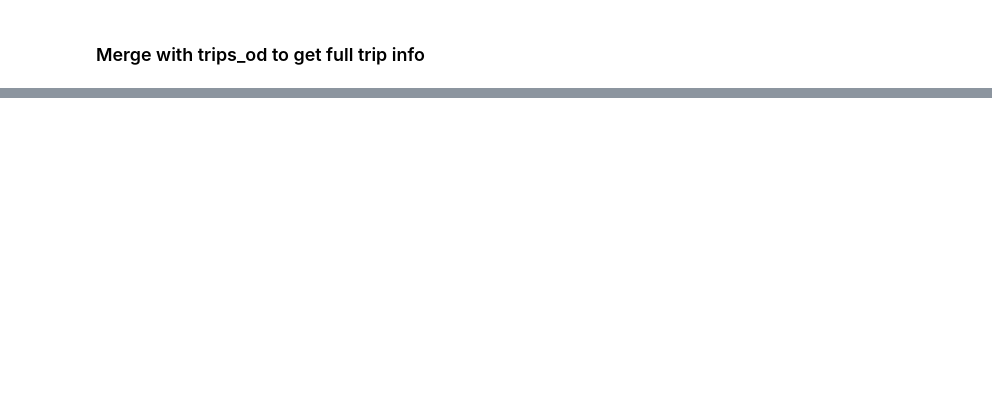
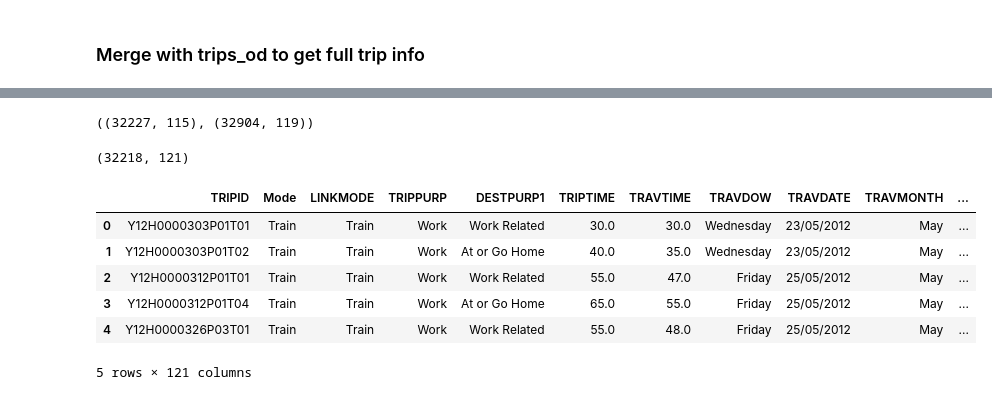
Before and after one commit to danhphan/melbourne-mode-choice, a Jupyter notebook: notebooks/07_gmap_los_collection.ipynb, the cells around one changed output, grey strips where cells are left out. Saved outputs shown, nothing was run; the diff lists cells and outputs as text; code cells hidden in the pictures; blank space fills up the shorter version.

```diff
--- a/notebooks/07_gmap_los_collection.ipynb
+++ b/notebooks/07_gmap_los_collection.ipynb
@@ -293,0 +346,38 @@ full_trips_los.to_csv("../data/processed/trip_gmap_los.csv", index=False)
+# %%
+trip_gmap_los = pd.read_csv("../data/processed/trip_gmap_los.csv", low_memory=False)
+trip_here_los = pd.read_csv("../data/processed/trip_here_los.csv", low_memory=False)
+trip_gmap_los.shape, trip_here_los.shape
+# %% [output]
+((32227, 115), (32904, 119))
+# %%
+trip_los_full = trip_here_los.merge(trip_gmap_los[['TRIPID', 'TRANSIT_TIME', 'TRANSIT_LEN']], how='outer', on='TRIPID')
+trip_los_full.dropna(inplace=True)
+trip_los_full.shape
+# %% [output]
+(32218, 121)
+# %%
+cols = ['TRIPID', 'Mode', 'LINKMODE', 'TRIPPURP', 'DESTPURP1', 'TRIPTIME', 'TRAVTIME', 'TRAVDOW', 'TRAVDATE', 'TRAVMONTH', 'TRAVYEAR',
+ 'STARTHOUR', 'STARTIME', 'HomeSA1', 'CUMDIST', 'ORIGSA1', 'DESTSA1', 'ORIG_X', 'ORIG_Y', 'DEST_X', 'DEST_Y', 'STARTMIN', 'START_DETAIL_TIME',
+ 'PERSID', 'TRIPNO', 'ARRHOUR', 'ARRTIME', 'WAITIME', 'ORIGSA3', 'DESTSA3', 'ORIG_CENTROID', 'DEST_CENTROID', 'HHID', 'PERSNO', 'WEEK',
+ 'MONTHOFBIRTH', 'YEAROFBIRTH', 'AGE', 'AGEGROUP', 'SEX', 'RELATIONSHIP', 'CARLICENCE', 'MBIKELICENCE', 'OTHERLICENCE', 'NOLICENCE',
+ 'FULLTIMEWORK', 'PARTTIMEWORK', 'CASUALWORK', 'ANYWORK', 'STUDYING', 'ACTIVITIES', 'MAINACT', 'WORKTYPE', 'EMPTYPE',
+ 'ANZSCO1', 'ANZSIC1', 'STARTPLACE', 'ANYSTOPS', 'NUMSTOPS', 'REASONCODE', 'MRTDOW', 'MRTINT', 'PERSINC', 'WHOFILLED', 'PROXY',
+ 'FILLDOW', 'FILLLAG', 'ADDITIONALTRAVEL', 'NEWSTOP', 'DISABLEDTRANS', 'TAXITRANS', 'WHEELCHAIRTRANS', 'ACCESSTRANS',
+ 'NONETRANS', 'NOTTOSAYTRANS', 'CYCLEDWORK', 'CYCLEDSHOPPING', 'CYCLEDEXERCISE', 'CYCLEDOTHER', 'NOCYCLED',
+ 'HOMESLA', 'HOMELGA', 'HomeSA2', 'HomeSA3', 'HomeSA4', 'HomeRegion_ASGS', 'HomeSubRegion_ASGS',
+ 'AgeGroup_RW', 'STOPS', 'ReportingPeriod', 'HHSIZE', 'VISITORS', 'DWELLTYPE', 'OWNDWELL', 'YEARSLIVED', 'MONTHSLIVED',
+ 'ADULTBIKES', 'KIDSBIKES', 'TOTALBIKES', 'PHONE', 'CARS', 'FOURWDS', 'UTES', 'VANS', 'TRUCKS', 'MBIKES', 'OTHERVEHS', 'TOTALVEHS',
+ 'HOMETAZ', 'YOUNGEST', 'AVEAGE', 'OLDEST', 'HHINC',
+ 'CAR_TIME', 'CAR_LEN', 'CYCLE_TIME', 'CYCLE_LEN', 'WALK_TIME', 'WALK_LEN', 'TRANSIT_TIME', 'TRANSIT_LEN']
+# %%
+trip_los_full = trip_los_full[cols]
+# %%
+trip_los_full.head()
+# %% [output]
+|  | TRIPID | Mode | LINKMODE | TRIPPURP | DESTPURP1 | TRIPTIME | TRAVTIME | TRAVDOW | TRAVDATE | TRAVMONTH | ... |
+| 0 | Y12H0000303P01T01 | Train | Train | Work | Work Related | 30.0 | 30.0 | Wednesday | 23/05/2012 | May | ... |
+| 1 | Y12H0000303P01T02 | Train | Train | Work | At or Go Home | 40.0 | 35.0 | Wednesday | 23/05/2012 | May | ... |
+| 2 | Y12H0000312P01T01 | Train | Train | Work | Work Related | 55.0 | 47.0 | Friday | 25/05/2012 | May | ... |
+| 3 | Y12H0000312P01T04 | Train | Train | Work | At or Go Home | 65.0 | 55.0 | Friday | 25/05/2012 | May | ... |
+| 4 | Y12H0000326P03T01 | Train | Train | Work | Work Related | 55.0 | 48.0 | Friday | 25/05/2012 | May | ... |
+5 rows × 121 columns
```
Also changed, not shown: parts of 12 cells of this notebook.
